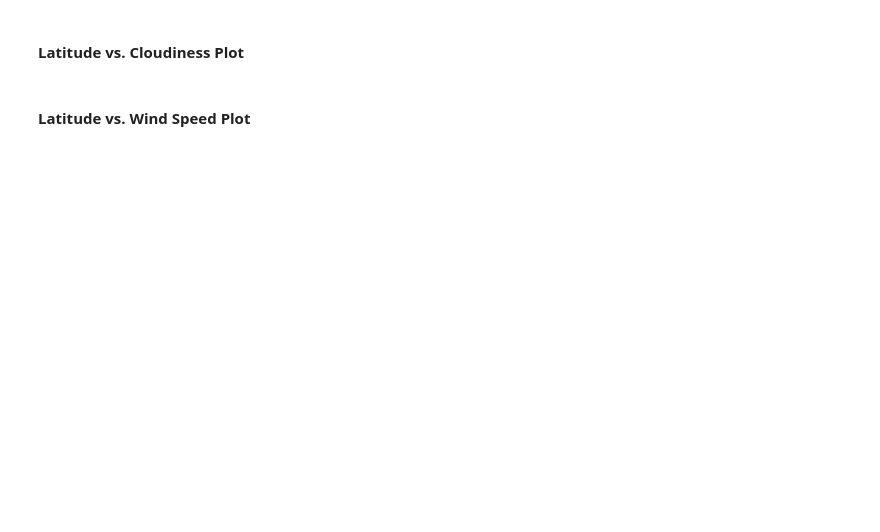
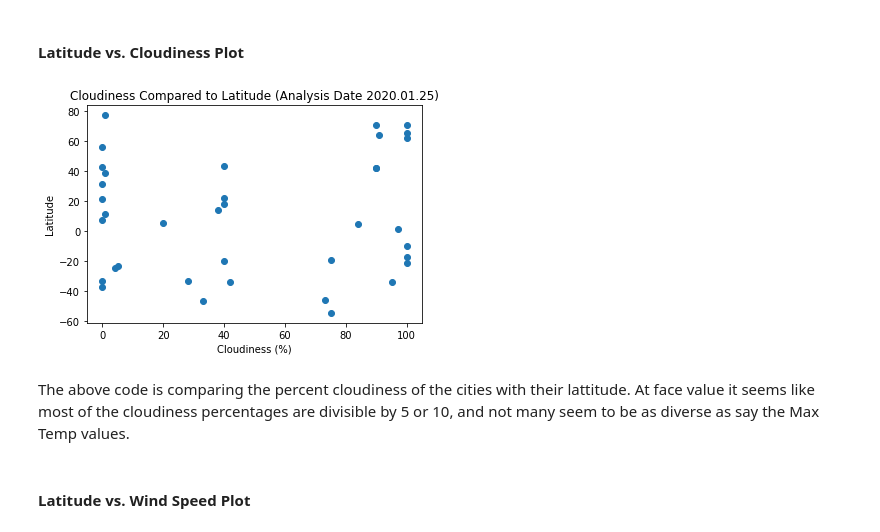
Before and after one commit to makeller234/python-api-challenge, a Jupyter notebook: WeatherPy.ipynb, the cells around one changed output. Drawn from its saved outputs; the diff is of its cells as text; code cells hidden in the pictures; blank space fills up the shorter version.

```diff
--- a/WeatherPy.ipynb
+++ b/WeatherPy.ipynb
@@ -166,12 +190,16 @@ plt.show()
 # %%
 xCloud = cityDF["Cloudiness"]
 #using same yLat as above
 
 plt.scatter(xCloud, yLat)
-plt.title("Cloudiness Compared to Latitude")
+plt.title("Cloudiness Compared to Latitude (Analysis Date 2020.01.25)")
 plt.xlabel("Cloudiness (%)")
 plt.ylabel("Latitude")
-plt.show()
+plt.savefig("output_data/Cloudiness_Lat")
+# %% [output]
+[figure, added]
+# %% [markdown]
+The above code is comparing the percent cloudiness of the cities with their lattitude.  At face value it seems like most of the cloudiness percentages are divisible by 5 or 10, and not many seem to be as diverse as say the Max Temp values.
 # %% [markdown]
 #### Latitude vs. Wind Speed Plot
 # %%
```
Also changed, not shown: parts of 23 cells of this notebook, 4 other files.
